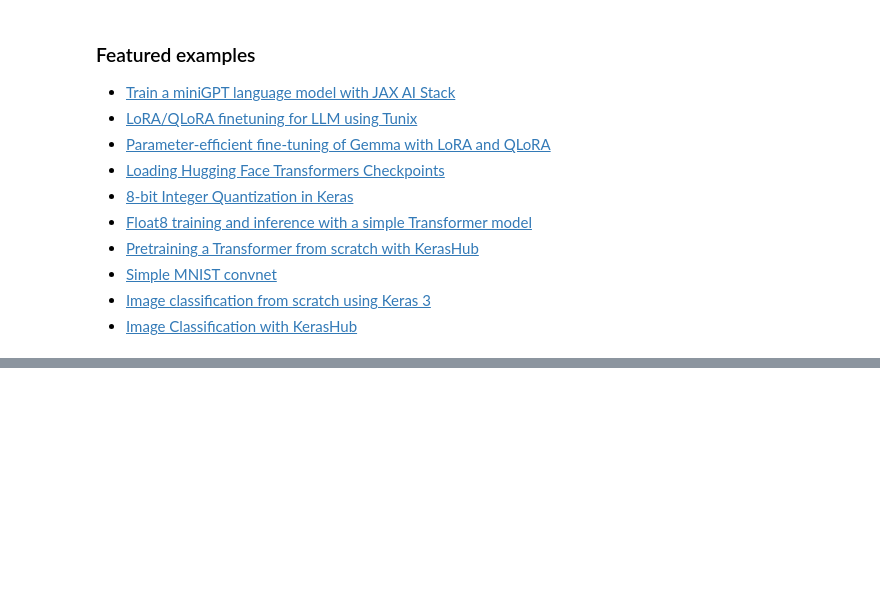
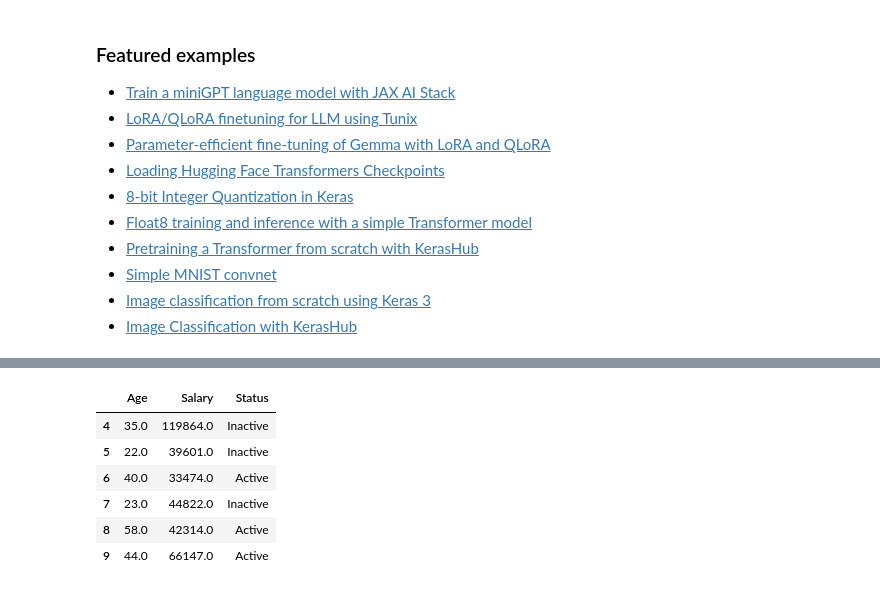
Before and after one commit to SazalMahmud/Data-science-data-analytics, a Jupyter notebook: Welcome_To_Colab.ipynb, the cells around one changed output, grey strips where cells are left out. Drawn from its saved outputs; the diff is of its cells as text; code cells hidden in the pictures; blank space fills up the shorter version.

```diff
--- a/Welcome_To_Colab.ipynb
+++ b/Welcome_To_Colab.ipynb
@@ -251,0 +268,10 @@ AutoSazal.isnull().sum().plot()
+# %%
+AUTO.loc[4:9 , [ 'Age','Salary', 'Status']]
+# %% [output]
+|  | Age | Salary | Status |
+| 4 | 35.0 | 119864.0 | Inactive |
+| 5 | 22.0 | 39601.0 | Inactive |
+| 6 | 40.0 | 33474.0 | Active |
+| 7 | 23.0 | 44822.0 | Inactive |
+| 8 | 58.0 | 42314.0 | Active |
+| 9 | 44.0 | 66147.0 | Active |
```
Also changed, not shown: parts of 11 cells of this notebook.
